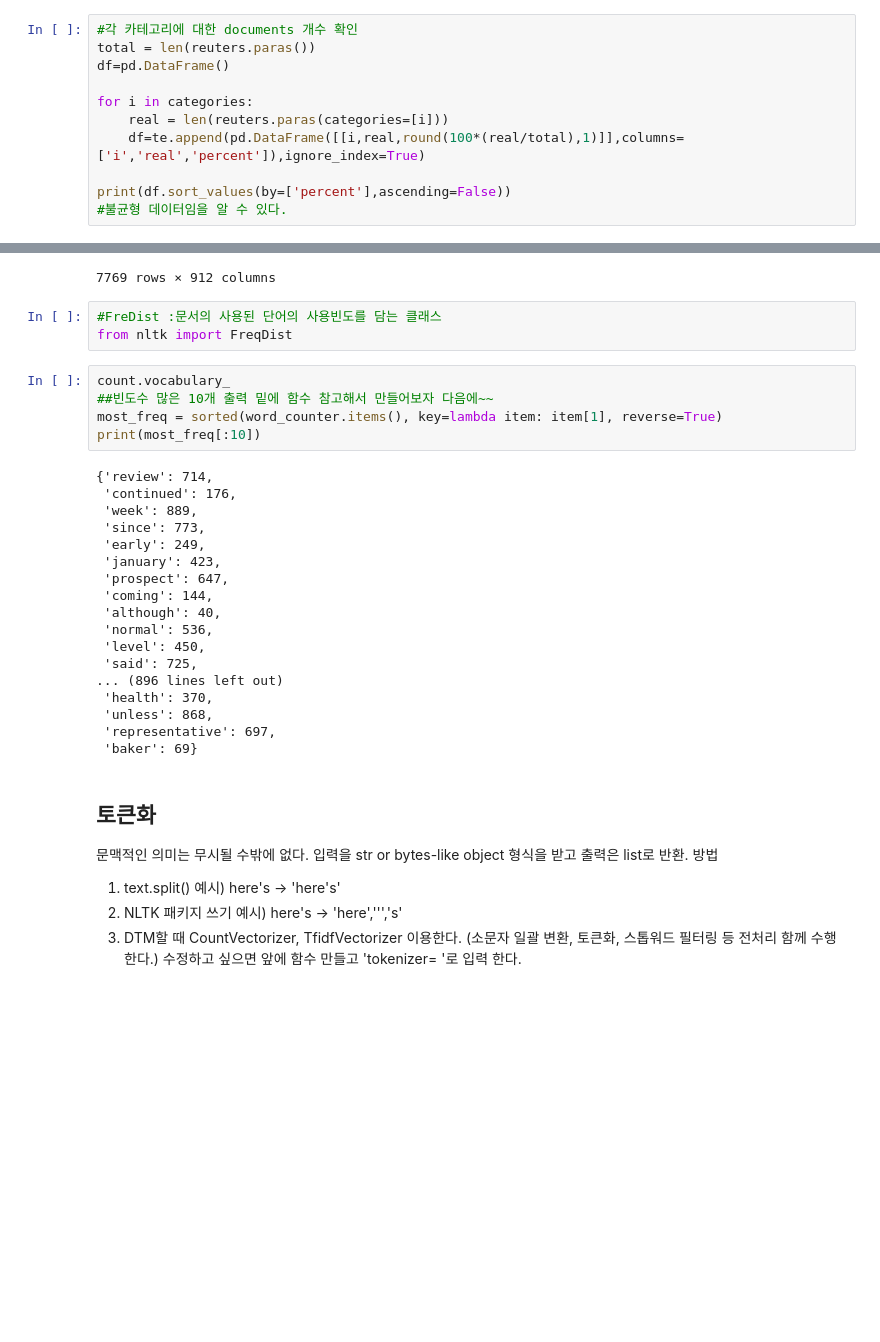
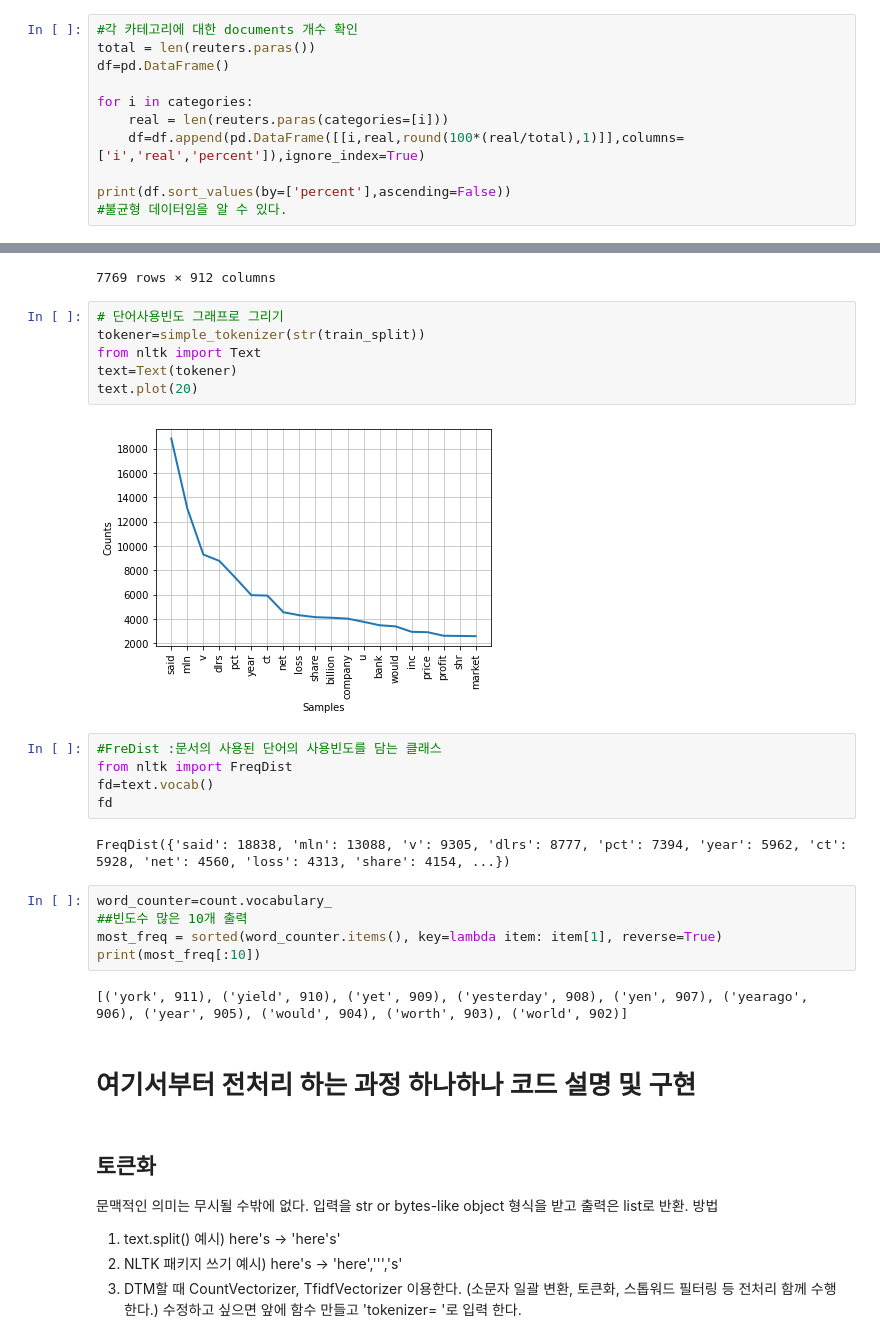
Before and after one commit to jangwoosol/nlp, a Jupyter notebook: reuters전처리.ipynb, the cells around one changed output, grey strips where cells are left out. Cells and saved outputs as stored; diff of their text form; blank space fills up the shorter version.

```diff
--- a/reuters전처리.ipynb
+++ b/reuters전처리.ipynb
@@ -58,7 +72,7 @@ df=pd.DataFrame()
 
 for i in categories:
     real = len(reuters.paras(categories=[i]))
-    df=te.append(pd.DataFrame([[i,real,round(100*(real/total),1)]],columns=['i','real','percent']),ignore_index=True)
+    df=df.append(pd.DataFrame([[i,real,round(100*(real/total),1)]],columns=['i','real','percent']),ignore_index=True)
 
 print(df.sort_values(by=['percent'],ascending=False))
 #불균형 데이터임을 알 수 있다.
@@ -213,32 +227,30 @@ df_tfidf
 | training/9994 | 0.0 | 0.0 | 0.0 | 0.0 | 0.0 | 0.00000 | 0.0 | 0.000000 | 0.0 | 0.0 | ... |
 | training/9995 | 0.0 | 0.0 | 0.0 | 0.0 | 0.0 | 0.00000 | 0.0 | 0.000000 | 0.0 | 0.0 | ... |
 7769 rows × 912 columns
+# %%
+# 단어사용빈도 그래프로 그리기
+tokener=simple_tokenizer(str(train_split))
+from nltk import Text
+text=Text(tokener)
+text.plot(20)
+# %% [output]
+[figure, added]
 # %%
 #FreDist :문서의 사용된 단어의 사용빈도를 담는 클래스
 from nltk import FreqDist
+fd=text.vocab()
+fd
+# %% [output]
+FreqDist({'said': 18838, 'mln': 13088, 'v': 9305, 'dlrs': 8777, 'pct': 7394, 'year': 5962, 'ct': 5928, 'net': 4560, 'loss': 4313, 'share': 4154, ...})
 # %%
-count.vocabulary_
-##빈도수 많은 10개 출력 밑에 함수 참고해서 만들어보자 다음에~~
+word_counter=count.vocabulary_
+##빈도수 많은 10개 출력
 most_freq = sorted(word_counter.items(), key=lambda item: item[1], reverse=True)
 print(most_freq[:10])
 # %% [output]
-{'review': 714,
- 'continued': 176,
- 'week': 889,
- 'since': 773,
- 'early': 249,
- 'january': 423,
- 'prospect': 647,
- 'coming': 144,
- 'although': 40,
- 'normal': 536,
- 'level': 450,
- 'said': 725,
-... (896 lines left out)
- 'health': 370,
- 'unless': 868,
- 'representative': 697,
- 'baker': 69}
+[('york', 911), ('yield', 910), ('yet', 909), ('yesterday', 908), ('yen', 907), ('yearago', 906), ('year', 905), ('would', 904), ('worth', 903), ('world', 902)]
+# %% [markdown]
+# 여기서부터 전처리 하는 과정 하나하나 코드 설명 및 구현
 # %% [markdown]
 ## 토큰화
 문맥적인 의미는 무시될 수밖에 없다. 입력을 str or bytes-like object 형식을 받고 출력은 list로 반환.
```
Also changed, not shown: parts of 3 cells of this notebook.
